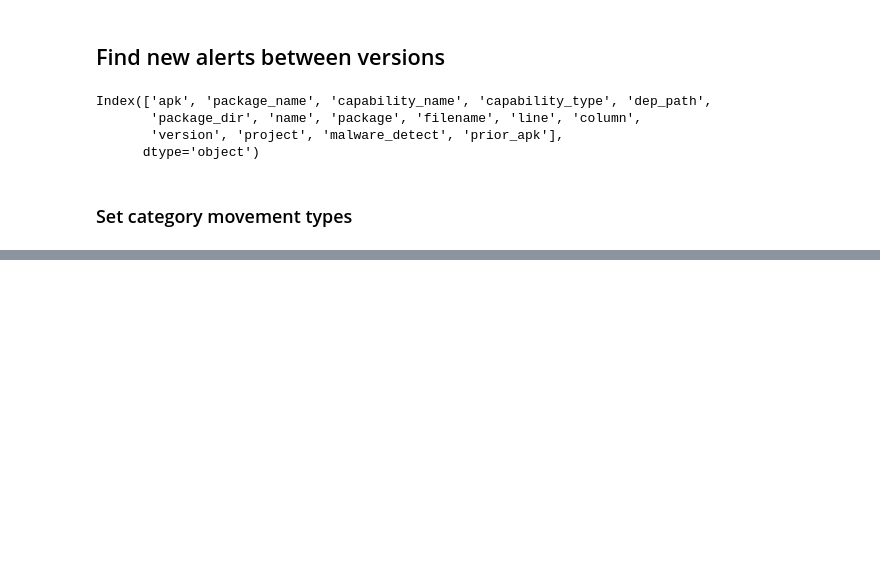
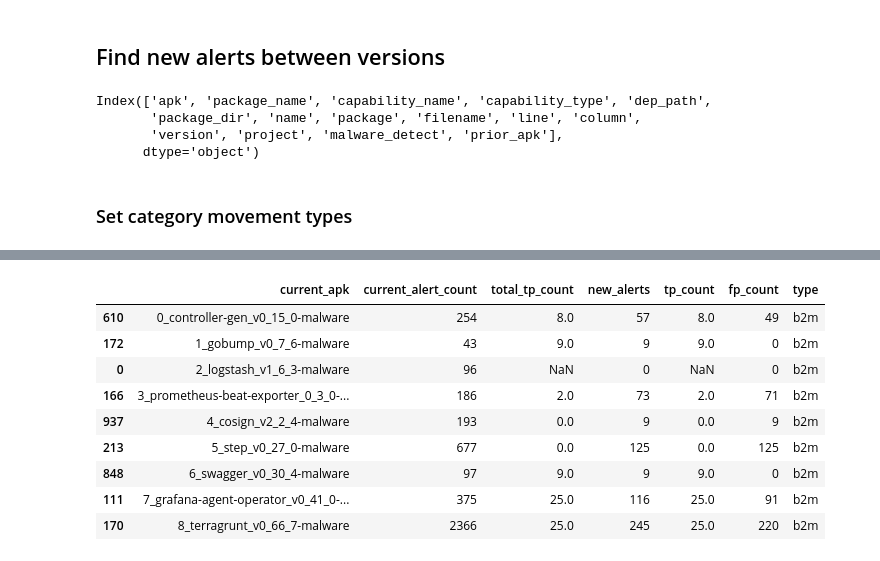
Before and after one commit to tdunlap607/panic-at-the-distro, a Jupyter notebook: malware-scanners/capslock/capslock_results.ipynb, the cells around one changed output, grey strips where cells are left out. Drawn from its saved outputs; the diff is of its cells as text; code cells hidden in the pictures; blank space fills up the shorter version.

```diff
--- a/malware-scanners/capslock/capslock_results.ipynb
+++ b/malware-scanners/capslock/capslock_results.ipynb
@@ -272 +400,16 @@ new_alerts.head()
+# %%
+malware_alerts = new_alerts[new_alerts['current_apk'].str.contains('malware')][['current_apk', 'current_alert_count', 'total_tp_count', 'new_alerts', 'tp_count', 'fp_count', 'type']].drop_duplicates()
+
+malware_alerts
+# %% [output]
+|  | current_apk | current_alert_count | total_tp_count | new_alerts | tp_count | fp_count | type |
+| 610 | 0_controller-gen_v0_15_0-malware | 254 | 8.0 | 57 | 8.0 | 49 | b2m |
+| 172 | 1_gobump_v0_7_6-malware | 43 | 9.0 | 9 | 9.0 | 0 | b2m |
+| 0 | 2_logstash_v1_6_3-malware | 96 | NaN | 0 | NaN | 0 | b2m |
+| 166 | 3_prometheus-beat-exporter_0_3_0-... | 186 | 2.0 | 73 | 2.0 | 71 | b2m |
+| 937 | 4_cosign_v2_2_4-malware | 193 | 0.0 | 9 | 0.0 | 9 | b2m |
+| 213 | 5_step_v0_27_0-malware | 677 | 0.0 | 125 | 0.0 | 125 | b2m |
+| 848 | 6_swagger_v0_30_4-malware | 97 | 9.0 | 9 | 9.0 | 0 | b2m |
+| 111 | 7_grafana-agent-operator_v0_41_0-... | 375 | 25.0 | 116 | 25.0 | 91 | b2m |
+| 170 | 8_terragrunt_v0_66_7-malware | 2366 | 25.0 | 245 | 25.0 | 220 | b2m |
 # %%
```
Also changed, not shown: parts of 5 cells of this notebook, 1 other file.
